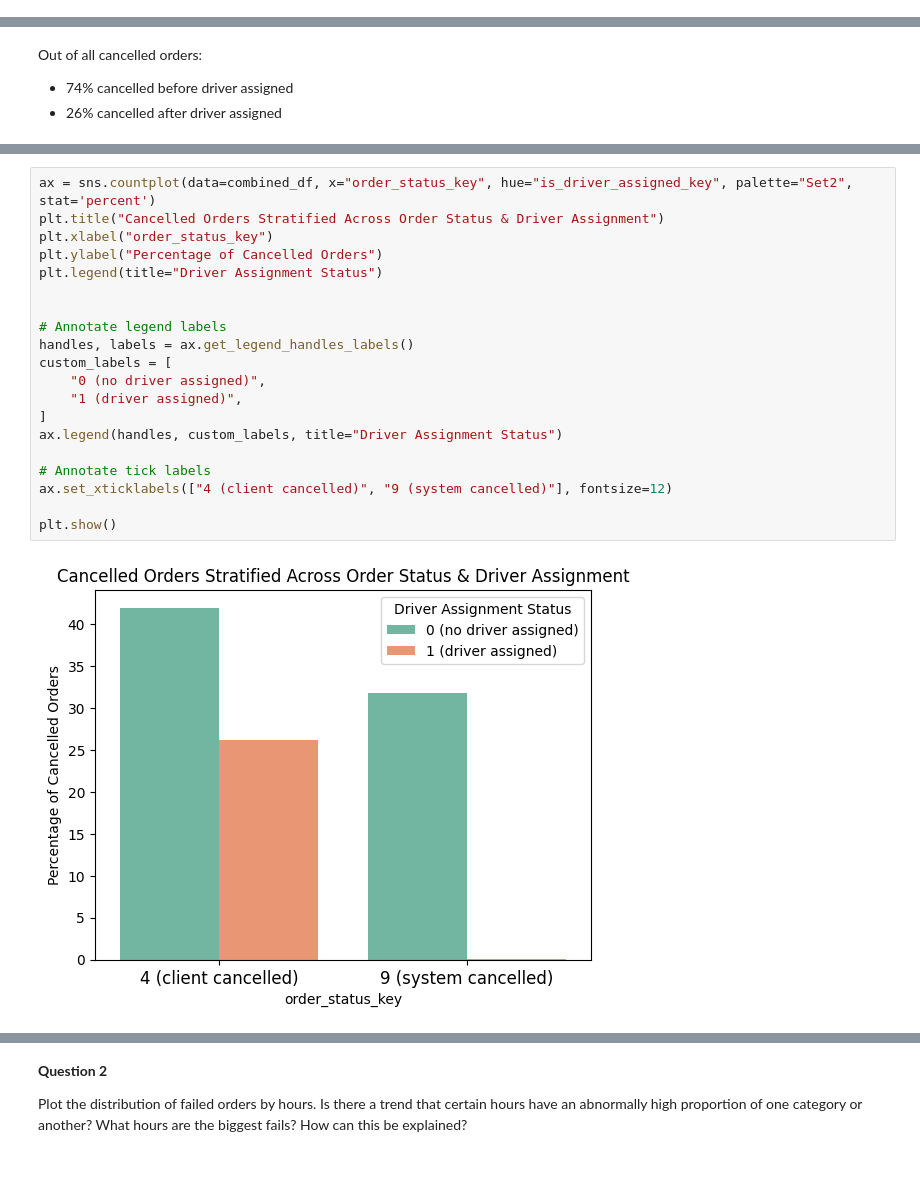
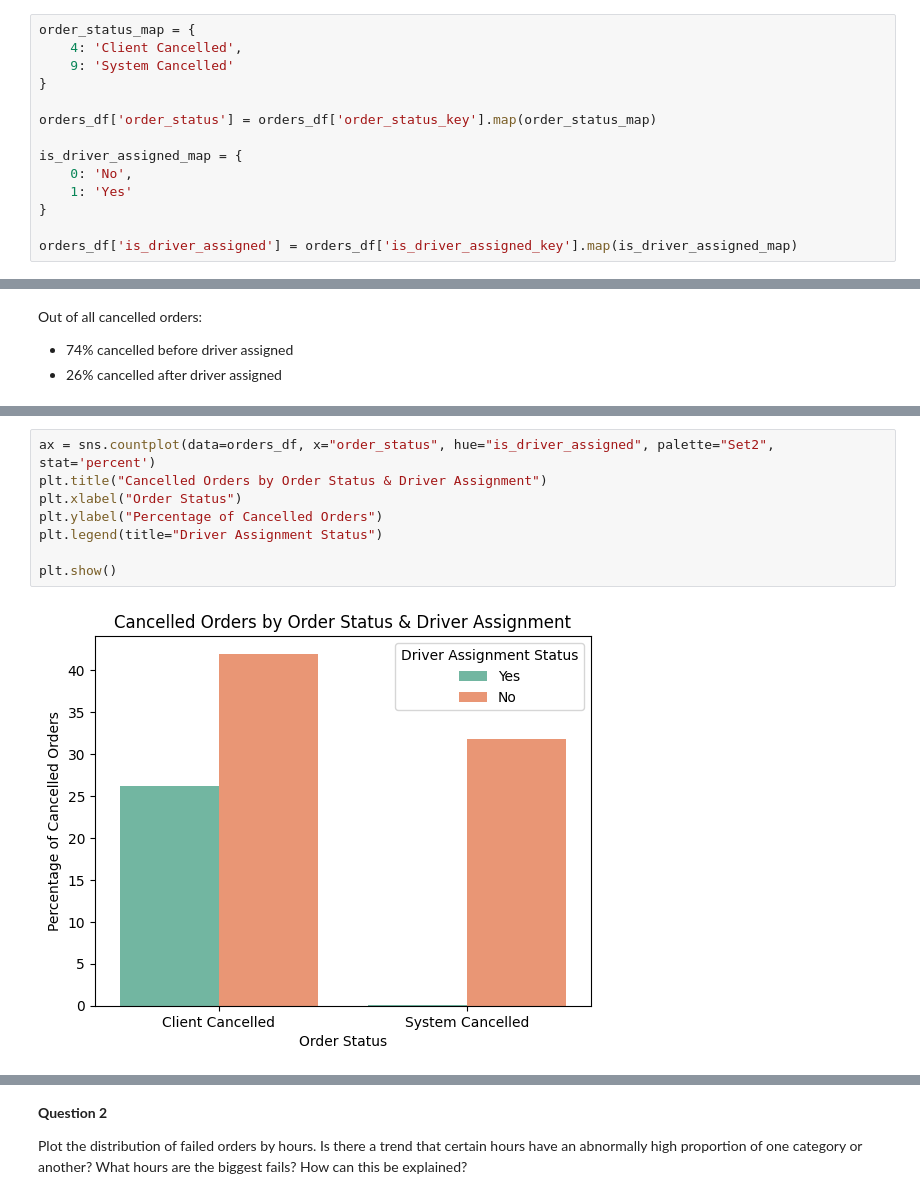
Before and after one commit to jimin-kang/Insights-from-Failed-Orders, a Jupyter notebook: analysis.ipynb, the cells around one changed output, grey strips where cells are left out. Drawn from its saved outputs; the diff is of its cells as text; blank space fills up the shorter version.

```diff
--- a/analysis.ipynb
+++ b/analysis.ipynb
@@ -106,3 +98,17 @@ Data columns (total 8 columns):
  7   cancellations_time_in_seconds  7307 non-null   float64
 dtypes: float64(4), int64(3), object(1)
 memory usage: 669.9+ KB
+# %%
+order_status_map = {
+    4: 'Client Cancelled',
+    9: 'System Cancelled'
+}
+
+orders_df['order_status'] = orders_df['order_status_key'].map(order_status_map)
+
+is_driver_assigned_map = {
+    0: 'No',
+    1: 'Yes'
+}
+
+orders_df['is_driver_assigned'] = orders_df['is_driver_assigned_key'].map(is_driver_assigned_map)
@@ -169,24 +194,12 @@ Additionally, nearly all orders that were cancelled by system occurred before dr
 
 https://seaborn.pydata.org/generated/seaborn.countplot.html
 # %%
-ax = sns.countplot(data=combined_df, x="order_status_key", hue="is_driver_assigned_key", palette="Set2", stat='percent')
-plt.title("Cancelled Orders Stratified Across Order Status & Driver Assignment")
-plt.xlabel("order_status_key")
+ax = sns.countplot(data=orders_df, x="order_status", hue="is_driver_assigned", palette="Set2", stat='percent')
+plt.title("Cancelled Orders by Order Status & Driver Assignment")
+plt.xlabel("Order Status")
 plt.ylabel("Percentage of Cancelled Orders")
 plt.legend(title="Driver Assignment Status")
 
-
-# Annotate legend labels
-handles, labels = ax.get_legend_handles_labels()
-custom_labels = [
-    "0 (no driver assigned)",
-    "1 (driver assigned)",
-]
-ax.legend(handles, custom_labels, title="Driver Assignment Status")
-
-# Annotate tick labels
-ax.set_xticklabels(["4 (client cancelled)", "9 (system cancelled)"], fontsize=12)
-
 plt.show()
 # %% [output]
-[figure, old version]
+[figure, new version]
```
Also changed, not shown: parts of 35 cells of this notebook, 2 other files.
